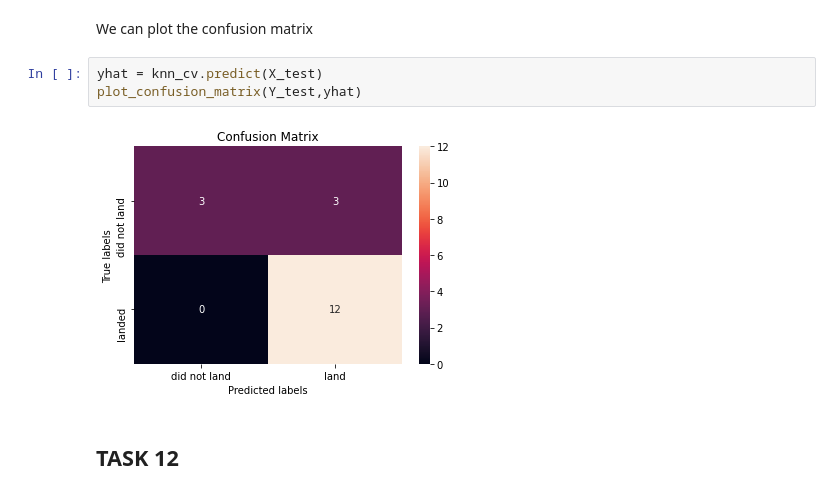
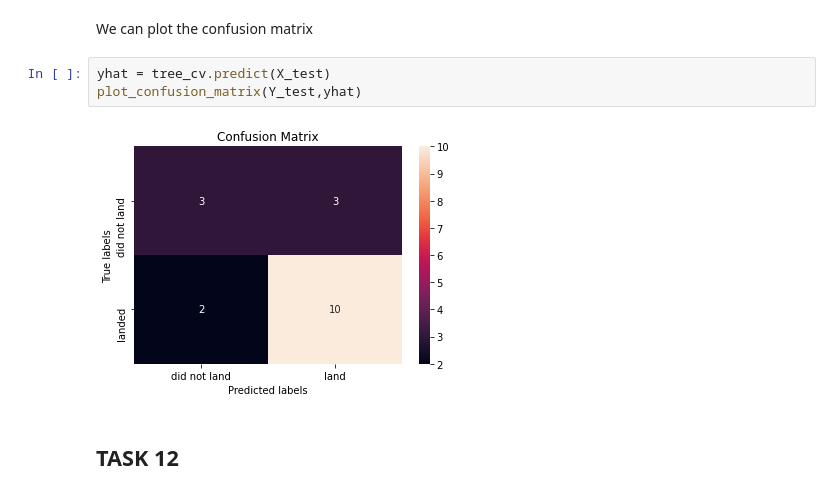
Before and after one commit to NevilleJeffree/IBMMLPROJECT, a Jupyter notebook: Machine Learning Prediction.ipynb, the cells around one changed output. Drawn from its saved outputs; the diff is of its cells as text.

```diff
--- a/Machine Learning Prediction.ipynb
+++ b/Machine Learning Prediction.ipynb
@@ -296,10 +296,10 @@ tree_cv.score(X_test, Y_test)
 # %% [markdown]
 We can plot the confusion matrix
 # %%
-yhat = knn_cv.predict(X_test)
+yhat = tree_cv.predict(X_test)
 plot_confusion_matrix(Y_test,yhat)
 # %% [output]
-[figure, old version]
+[figure, new version]
 # %% [markdown]
 ## TASK  12
 # %% [markdown]
```
Also changed, not shown: parts of 4 cells of this notebook.
